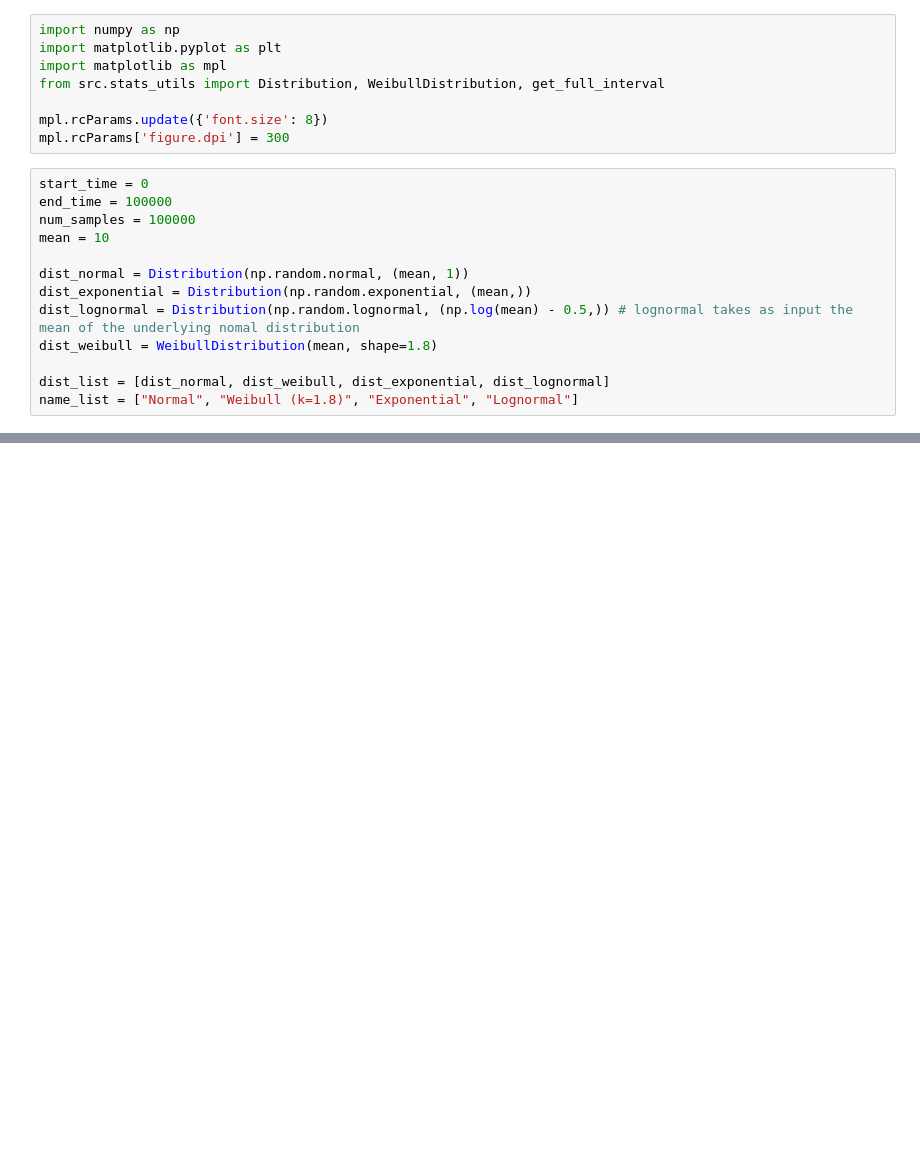
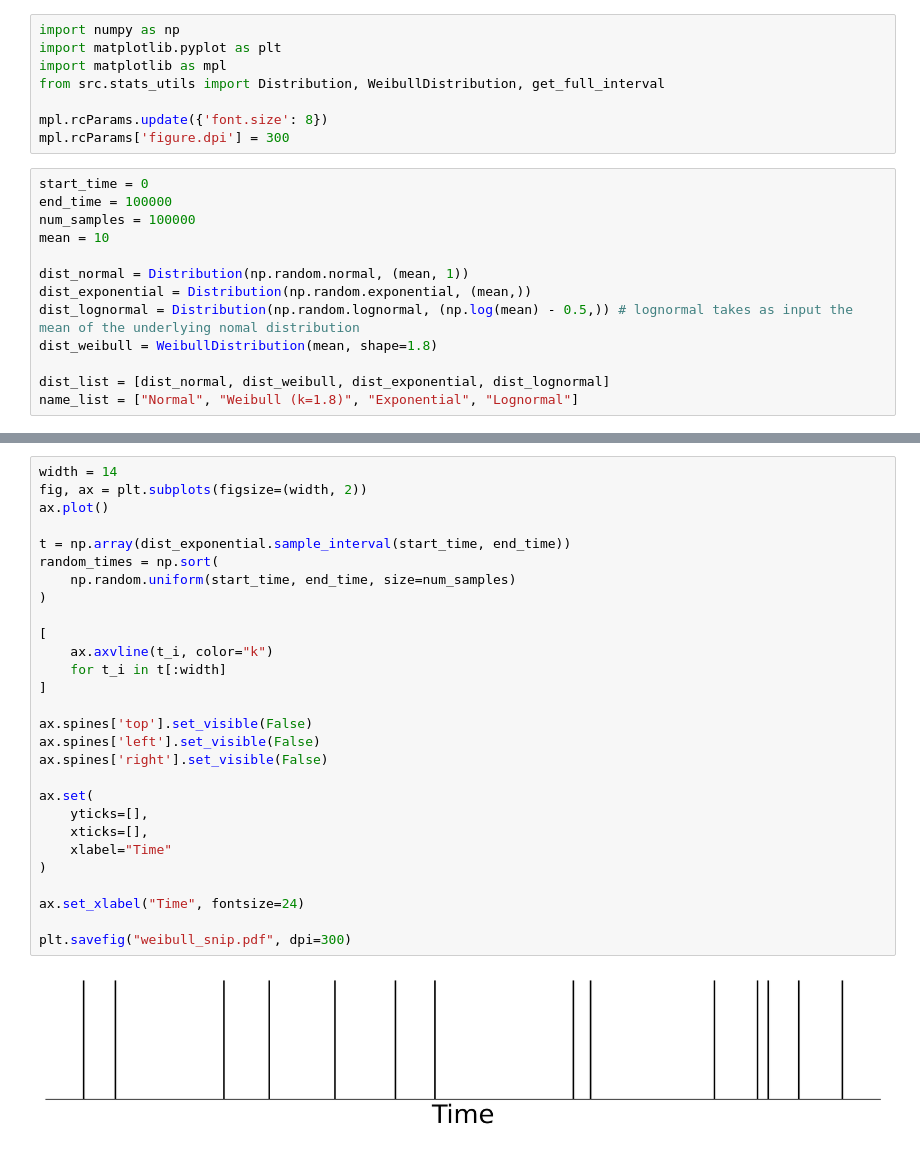
Before and after one commit to keliankaz/waiting_time_paradox, a Jupyter notebook: notebooks/simulation.ipynb, the cells around one changed output, grey strips where cells are left out. Cells and saved outputs as stored; diff of their text form; blank space fills up the shorter version.

```diff
--- a/notebooks/simulation.ipynb
+++ b/notebooks/simulation.ipynb
@@ -89,0 +90,30 @@ plt.savefig("waiting_time_paradox.png", dpi=300)
+# %%
+width = 14
+fig, ax = plt.subplots(figsize=(width, 2))
+ax.plot()
+
+t = np.array(dist_exponential.sample_interval(start_time, end_time))
+random_times = np.sort(
+    np.random.uniform(start_time, end_time, size=num_samples)
+)
+
+[
+    ax.axvline(t_i, color="k")
+    for t_i in t[:width]
+]
+
+ax.spines['top'].set_visible(False)
+ax.spines['left'].set_visible(False)
+ax.spines['right'].set_visible(False)
+
+ax.set(
+    yticks=[],
+    xticks=[],
+    xlabel="Time"
+)
+
+ax.set_xlabel("Time", fontsize=24)
+
+plt.savefig("weibull_snip.pdf", dpi=300)
+# %% [output]
+[figure, added]
```
Also changed, not shown: parts of 1 cell of this notebook, 8 other files.
